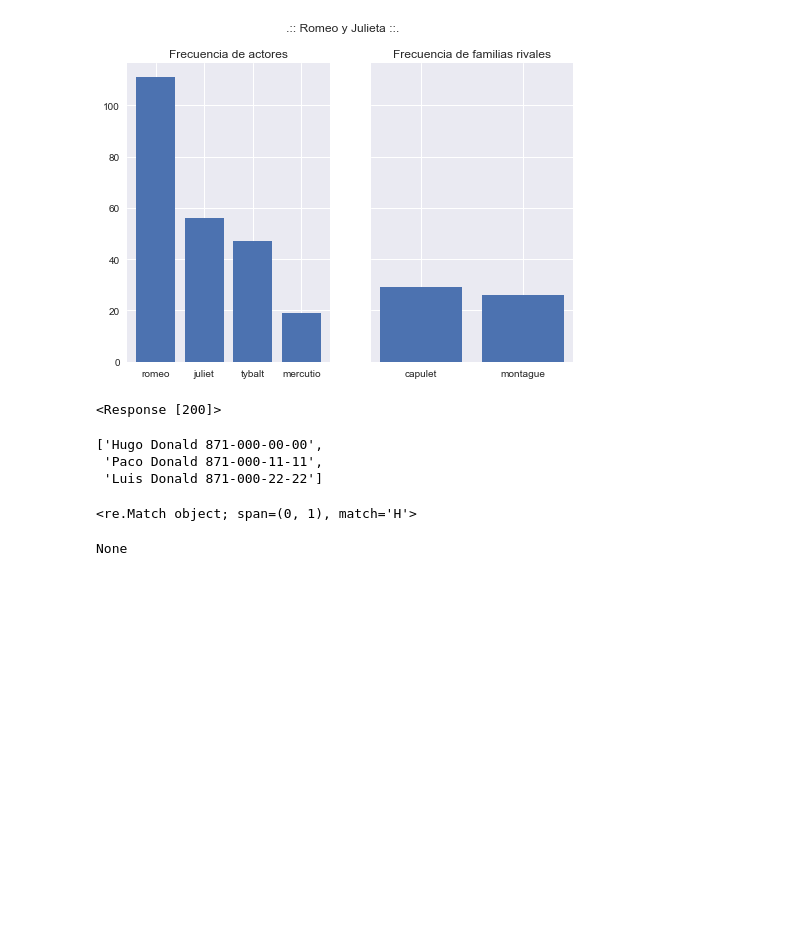
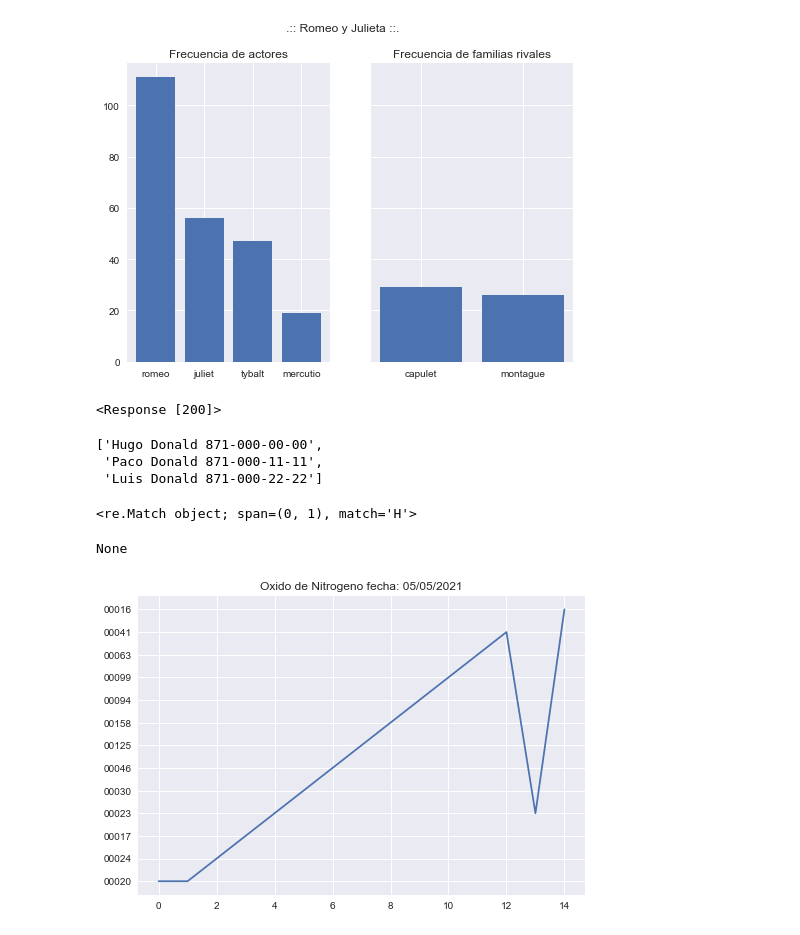
Before and after one commit to misaeladame/big-data, a Jupyter notebook: Jupyter/02_01_WebScraping.ipynb, the cells around one changed output. Cells and saved outputs as stored; diff of their text form; code cells hidden in the pictures; blank space fills up the shorter version.

```diff
--- a/Jupyter/02_01_WebScraping.ipynb
+++ b/Jupyter/02_01_WebScraping.ipynb
@@ -150,2 +152,23 @@ print(re.search("Wilson", texto))
 # %% [output]
 None
+# %%
+import matplotlib.pyplot as plt
+import csv
+with open (path+"horario.txt") as arch:
+    lector = csv.reader(arch, delimiter = ",")
+    for linea in lector:
+        if linea[3] == '12':
+            plt.title("Oxido de Nitrogeno fecha: " +linea[8]+"/" + linea[7]+"/" +linea[6])
+            hora = 0
+            col = 9
+            lista = [] #Datos de ON NO2
+            horas = [] #Horario
+            while hora <= 23:
+                if linea[col+2*hora+1] == "V": #V = valido
+                    lista.append(linea[col+2*hora])
+                    horas.append(hora)
+                hora = hora + 1
+plt.plot(horas, lista)
+plt.show()
+# %% [output]
+[figure, added]
```
Also changed, not shown: parts of 6 cells of this notebook, 1 other file.
